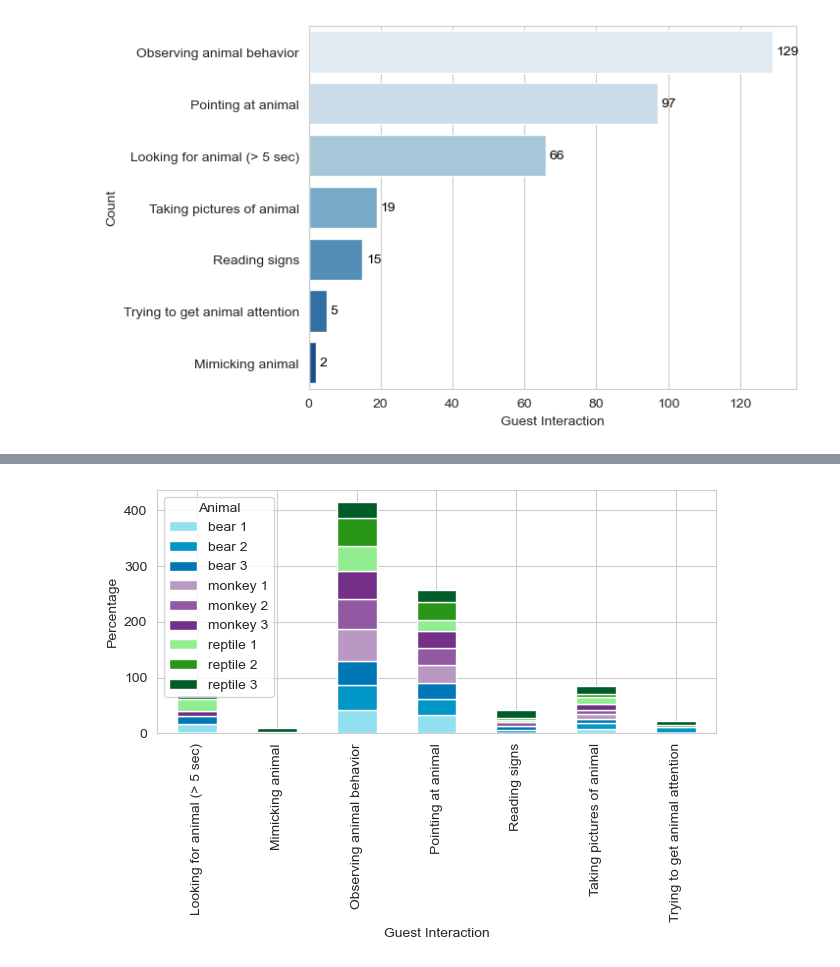
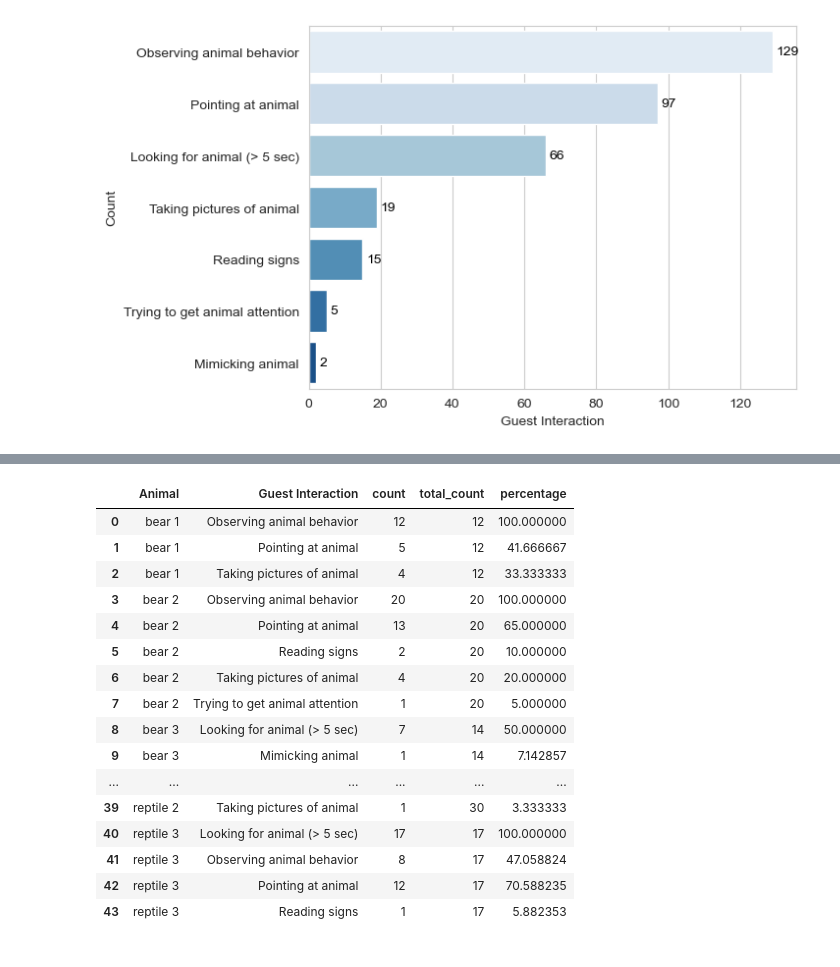
Before and after one commit to ayah825/zoo_interactions_cogs13proj, a Jupyter notebook: analysis.ipynb, the cells around one changed output, grey strips where cells are left out. Saved outputs shown, nothing was run; the diff lists cells and outputs as text; code cells hidden in the pictures.

```diff
--- a/analysis.ipynb
+++ b/analysis.ipynb
@@ -249,25 +226,20 @@ plt.show()
-# %%
-# graph of guest interaction by animal
-
-data_interact_animal = data[['Animal', 'Guest Interaction']].dropna()
-
-# split data by commas
-data_interact_animal['Guest Interaction'] = data_interact_animal['Guest Interaction'].str.split(',').apply(lambda x: [i.strip() for i in x])
-data_interact_animal['Guest Interaction'] = data_interact_animal['Guest Interaction'].explode('Guest Interaction')
-
-# Remove anything only mentioned once
-data_interact_animal = data_interact_animal[data_interact_animal['Guest Interaction'].isin(data_interact_animal['Guest Interaction'].value_counts()[data_interact_animal['Guest Interaction'].value_counts() > 1].index)]
-
-# normalize the data to be percentages of the animal mentioned
-data_interact_animal_counts = data_interact_animal.groupby(['Animal', 'Guest Interaction']).size().reset_index(name='count')
-data_interact_animal_counts['percentage'] = data_interact_animal_counts['count'] / data_interact_animal_counts.groupby('Animal')['count'].transform('sum') * 100
-
-pivot_table = data_interact_animal_counts.pivot(index='Guest Interaction', columns='Animal', values='percentage').fillna(0)
-pivot_table.plot(kind='bar', stacked=True, color=[custom_palette.get(animal) for animal in pivot_table.columns])
-plt.xlabel("Guest Interaction")
-plt.ylabel("Percentage")
-plt.legend(title='Animal')
-plt.tight_layout()
-plt.show()
-# %% [output]
-[figure, removed]
+# %%
+data_interact_animal_counts
+# %% [output]
+|  | Animal | Guest Interaction | count | total_count | percentage |
+| 0 | bear 1 | Observing animal behavior | 12 | 12 | 100.000000 |
+| 1 | bear 1 | Pointing at animal | 5 | 12 | 41.666667 |
+| 2 | bear 1 | Taking pictures of animal | 4 | 12 | 33.333333 |
+| 3 | bear 2 | Observing animal behavior | 20 | 20 | 100.000000 |
+| 4 | bear 2 | Pointing at animal | 13 | 20 | 65.000000 |
+| 5 | bear 2 | Reading signs | 2 | 20 | 10.000000 |
+| 6 | bear 2 | Taking pictures of animal | 4 | 20 | 20.000000 |
+| 7 | bear 2 | Trying to get animal attention | 1 | 20 | 5.000000 |
+| 8 | bear 3 | Looking for animal (> 5 sec) | 7 | 14 | 50.000000 |
+| 9 | bear 3 | Mimicking animal | 1 | 14 | 7.142857 |
+| ... | ... | ... | ... | ... | ... |
+| 39 | reptile 2 | Taking pictures of animal | 1 | 30 | 3.333333 |
+| 40 | reptile 3 | Looking for animal (> 5 sec) | 17 | 17 | 100.000000 |
+| 41 | reptile 3 | Observing animal behavior | 8 | 17 | 47.058824 |
+| 42 | reptile 3 | Pointing at animal | 12 | 17 | 70.588235 |
+| 43 | reptile 3 | Reading signs | 1 | 17 | 5.882353 |
```
Also changed, not shown: parts of 4 cells of this notebook.
